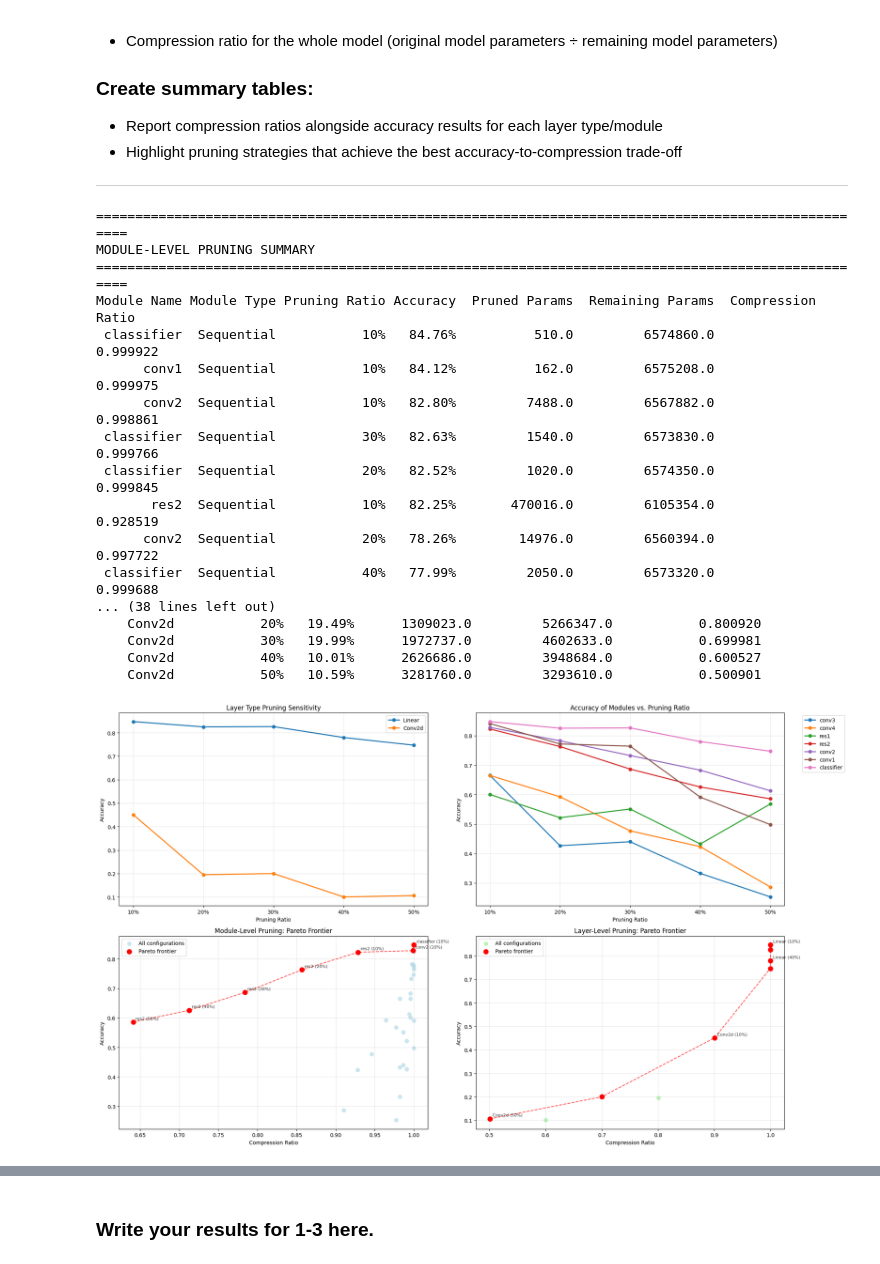
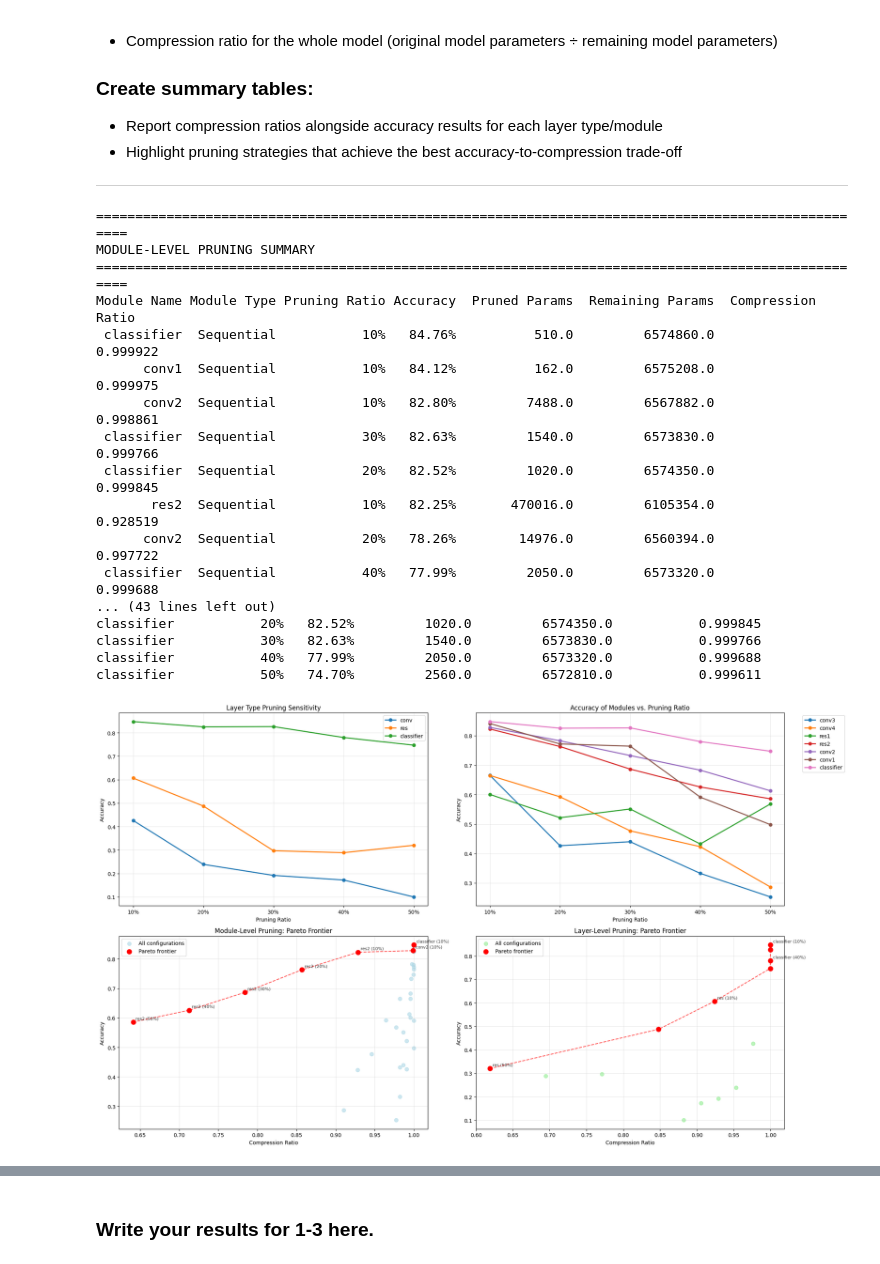
Before and after one commit to saadam1n/CS4803-EML, a Jupyter notebook: lab1/lab1_task1_Saad_Amin.ipynb, the cells around one changed output, grey strips where cells are left out. Saved outputs shown, nothing was run; the diff lists cells and outputs as text; code cells hidden in the pictures.

```diff
--- a/lab1/lab1_task1_Saad_Amin.ipynb
+++ b/lab1/lab1_task1_Saad_Amin.ipynb
@@ -574,14 +574,14 @@ module_results = []
 
 # Layer type experiments
 #print("========== LAYER TYPE EXPERIMENTS ==========")
-for layer_type in [nn.Linear, nn.Conv2d]:
+for layer_type in ["conv", "res", "classifier"]:
   for amount in [0.1, 0.2, 0.3, 0.4, 0.5]:
     model_copy = deepcopy_model(model, None)
 
     accum_delta = 0
     accum_count = 0
-    for name, module in model_copy.named_modules():
-      if isinstance(module, layer_type):
+    for name, module in model_copy.named_children():
+      if name.count(layer_type) > 0:
         acc, params = prune_and_eval(model_copy, module, "weight", amount)
 
         accum_delta += params
@@ -592,7 +592,7 @@ for layer_type in [nn.Linear, nn.Conv2d]:
     compression_ratio = params / total_params
 
     layer_type_results.append({
-        'Layer Type': layer_type.__name__,
+        'Layer Type': layer_type,
         'Pruning Ratio': f"{amount:.0%}",
         'Accuracy': f"{acc:.2%}",
         'Pruned Params': total_params - params,
@@ -862,39 +862,39 @@ if module_pareto:
     module_pareto_df = module_pareto_df.sort_values('Compression Ratio', ascending=False)
     print(module_pareto_df.to_string(index=False))
 
 if layer_pareto:
     print(f"\nLayer-Level Pareto Optimal Configurations ({len(layer_pareto)} points):")
     layer_pareto_data = []
     for comp, acc, idx in layer_pareto:
         layer_pareto_data.append({
             'Configuration': layer_labels[idx],
             'Compression Ratio': f"{comp:.2f}x",
             'Accuracy (%)': f"{acc:.2%}",
             'Efficiency Score': comp * acc
         })
 
     layer_pareto_df = pd.DataFrame(layer_pareto_data)
     layer_pareto_df = layer_pareto_df.sort_values('Compression Ratio', ascending=False)
     print(layer_pareto_df.to_string(index=False))
 # %% [output]
 ====================================================================================================
 MODULE-LEVEL PRUNING SUMMARY
 ====================================================================================================
 Module Name Module Type Pruning Ratio Accuracy  Pruned Params  Remaining Params  Compression Ratio
  classifier  Sequential           10%   84.76%          510.0         6574860.0           0.999922
       conv1  Sequential           10%   84.12%          162.0         6575208.0           0.999975
       conv2  Sequential           10%   82.80%         7488.0         6567882.0           0.998861
  classifier  Sequential           30%   82.63%         1540.0         6573830.0           0.999766
  classifier  Sequential           20%   82.52%         1020.0         6574350.0           0.999845
        res2  Sequential           10%   82.25%       470016.0         6105354.0           0.928519
       conv2  Sequential           20%   78.26%        14976.0         6560394.0           0.997722
  classifier  Sequential           40%   77.99%         2050.0         6573320.0           0.999688
-... (38 lines left out)
-    Conv2d           20%   19.49%      1309023.0         5266347.0           0.800920
-    Conv2d           30%   19.99%      1972737.0         4602633.0           0.699981
-    Conv2d           40%   10.01%      2626686.0         3948684.0           0.600527
-    Conv2d           50%   10.59%      3281760.0         3293610.0           0.500901
+... (43 lines left out)
+classifier           20%   82.52%         1020.0         6574350.0           0.999845
+classifier           30%   82.63%         1540.0         6573830.0           0.999766
+classifier           40%   77.99%         2050.0         6573320.0           0.999688
+classifier           50%   74.70%         2560.0         6572810.0           0.999611
-[figure, old version]
+[figure, new version]
 ================================================================================
 SENSITIVITY ANALYSIS SUMMARY
 ================================================================================
```
Also changed, not shown: parts of 2 cells of this notebook, 1 other file.
